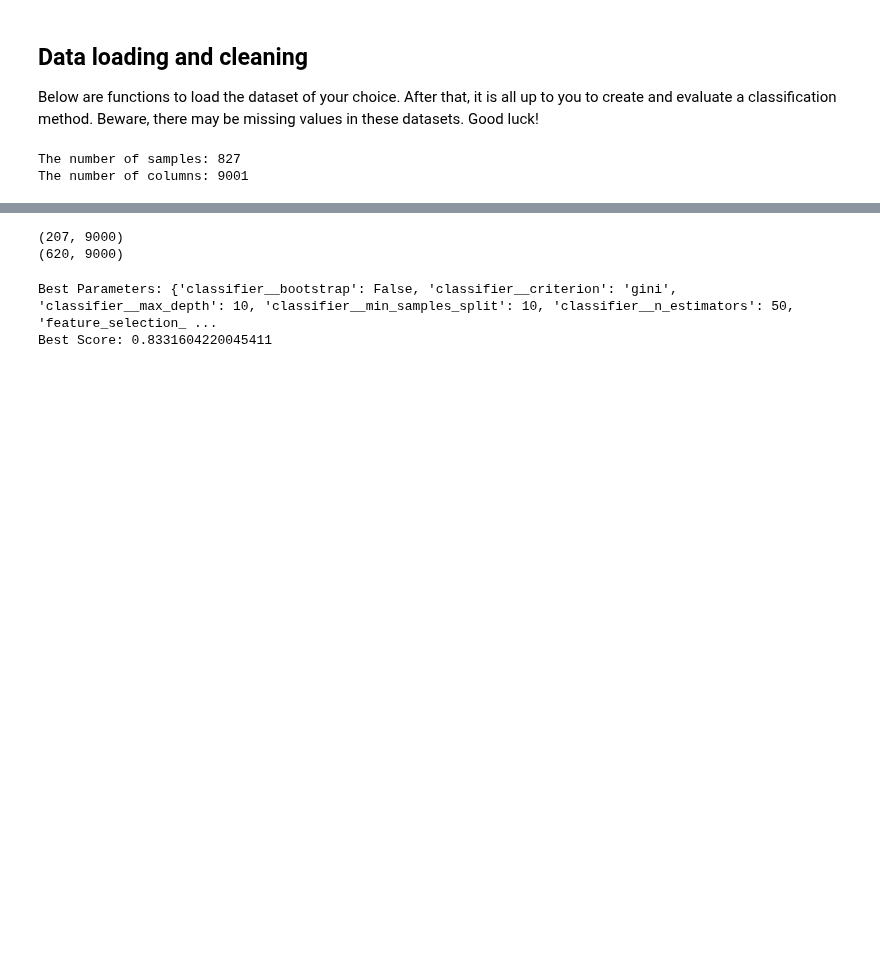
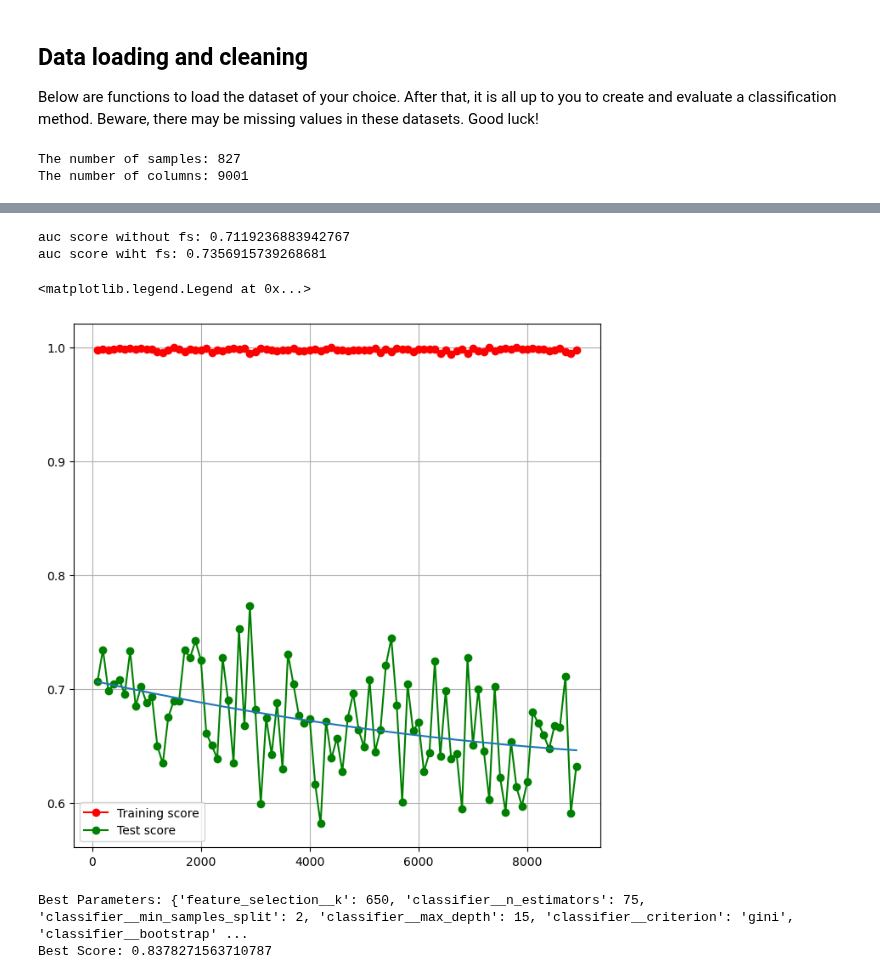
Before and after one commit to mjmklep/Machine-Learning-Group-8, a Jupyter notebook: assignment_ecg_RF.ipynb, the cells around one changed output, grey strips where cells are left out. Saved outputs shown, nothing was run; the diff lists cells and outputs as text; code cells hidden in the pictures; blank space fills up the shorter version.

Commit message:
added function to visualize performance of a simple RF classifier with different amounts of features

```diff
--- a/assignment_ecg_RF.ipynb
+++ b/assignment_ecg_RF.ipynb
@@ -38,11 +37,37 @@ labels = data.iloc[:,-1]
 x = data.iloc[:,:-1]
 
 X_train, X_test, y_train, y_test = model_selection.train_test_split(x, labels, test_size=0.25, stratify=labels, random_state=42)
-print(X_test.shape)
-print(X_train.shape)
 # %% [output]
-(207, 9000)
-(620, 9000)
+auc score without fs: 0.7119236883942767
+auc score wiht fs: 0.7356915739268681
+# %%
+train_scores = []
+test_scores = []
+k_list = np.arange(100,9000,100)
+for k in k_list:
+    rf = Pipeline([('feature_selection', SelectKBest(f_classif, k=k)), ('rfc', RandomForestClassifier(n_estimators=10, max_depth=10, n_jobs=-1, random_state=42))])
+    rf.fit(X_train, y_train)
+    train_scores.append(roc_auc_score(y_train, rf.predict_proba(X_train)[:,1]))
+    test_scores.append(roc_auc_score(y_test, rf.predict_proba(X_test)[:,1]))
+
+poly = np.polyfit(k_list, test_scores, deg=2)
+poly_func = np.poly1d(poly)
+
+k_smooth = np.linspace(k_list.min(), k_list.max(), 300)
+test_scores_smooth = poly_func(k_smooth)
+
+fig = plt.figure(figsize=(8,8))
+ax = fig.add_subplot(111)
+ax.grid()
+ax.plot(k_list, train_scores, 'o-', color="r",
+        label="Training score")
+ax.plot(k_list, test_scores, 'o-', color="g",
+        label="Test score")
+ax.plot(k_smooth, test_scores_smooth)
+ax.legend()
+# %% [output]
+<matplotlib.legend.Legend at 0x...>
+[figure, added]
 # %%
 np.random.seed(42)
 
@@ -55,26 +80,29 @@ pipe = Pipeline([('feature_selection', SelectKBest(f_classif)),
                  ('classifier', RandomForestClassifier(random_state=42, n_jobs=-1, max_features='sqrt'))
                  ])
 
-param_grid = {
-    'feature_selection__k': [300, 400, 500, 9000],
-    'classifier__n_estimators': [30, 40, 50],
-    'classifier__min_samples_split': [5, 10, 15],
-    'classifier__max_depth': [5, 10, 15, None],
+param_dist = {
+    'feature_selection__k': [*np.arange(100, 1000, 50), 9000], #[300, 400, 500, 9000],
+    'classifier__n_estimators': np.arange(10, 100, 5), #[30, 40, 50],
+    'classifier__min_samples_split': np.arange(2, 20, 2), #[5, 10, 15],
+    'classifier__max_depth': [*np.arange(5, 25, 5), None], #[5, 10, 15, None],
     'classifier__criterion': ['gini', 'entropy'],
     'classifier__bootstrap': [True, False]
 }
 
-grid_search = model_selection.GridSearchCV(
+n_iterations = 20
+
+random_search = model_selection.RandomizedSearchCV(
                                             pipe,
-                                            param_grid=param_grid,
+                                            param_distributions=param_dist,
                                             cv=model_selection.StratifiedKFold(n_splits=4),
+                                            n_iter=n_iterations,
                                             scoring='roc_auc',
                                             n_jobs=-1
                                             )
-grid_search.fit(X_train, y_train)
+random_search.fit(X_train, y_train)
 
-print("Best Parameters:", grid_search.best_params_)
-print("Best Score:", grid_search.best_score_)
+print("Best Parameters:", random_search.best_params_)
+print("Best Score:", random_search.best_score_)
 # %% [output]
-Best Parameters: {'classifier__bootstrap': False, 'classifier__criterion': 'gini', 'classifier__max_depth': 10, 'classifier__min_samples_split': 10, 'classifier__n_estimators': 50, 'feature_selection_ ...
-Best Score: 0.8331604220045411
+Best Parameters: {'feature_selection__k': 650, 'classifier__n_estimators': 75, 'classifier__min_samples_split': 2, 'classifier__max_depth': 15, 'classifier__criterion': 'gini', 'classifier__bootstrap' ...
+Best Score: 0.8378271563710787
```
Also changed, not shown: parts of 1 cell of this notebook.
